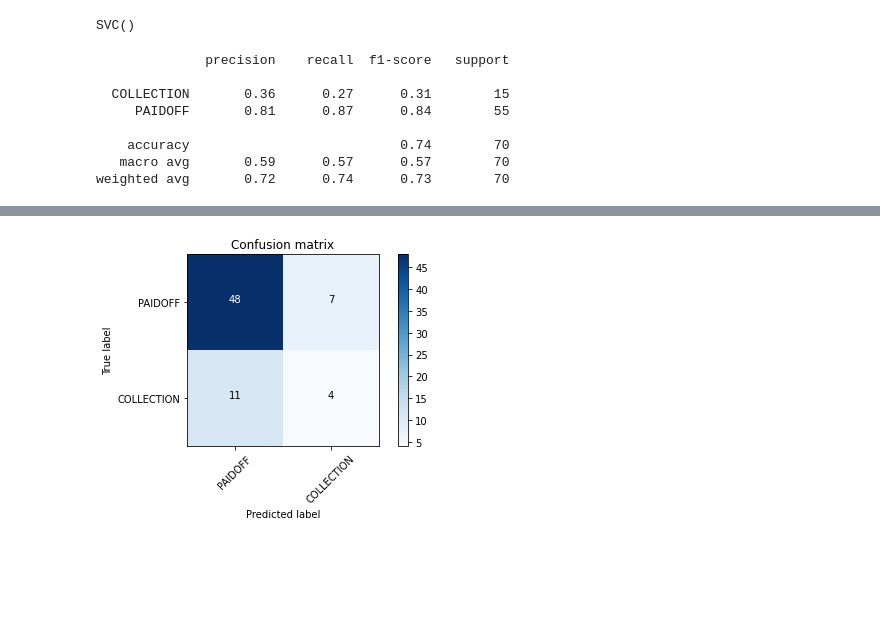
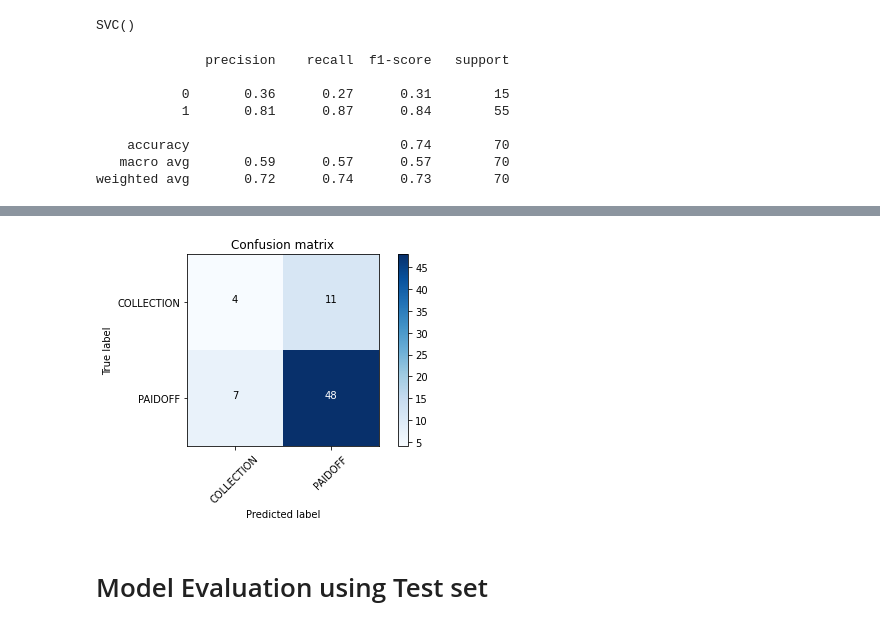
Before and after one commit to Abdullatif111/mahcine_learning_project, a Jupyter notebook: final_project.ipynb, the cells around one changed output, grey strips where cells are left out. Drawn from its saved outputs; the diff is of its cells as text; code cells hidden in the pictures; blank space fills up the shorter version.

```diff
--- a/final_project.ipynb
+++ b/final_project.ipynb
@@ -132,3 +132,6 @@ df.head()
 | 2 | 3 | 3 | PAIDOFF | 1000 | 15 | 2016-09-08 | 2016-09-22 | 27 | ... |
 | 3 | 4 | 4 | PAIDOFF | 1000 | 30 | 2016-09-09 | 2016-10-08 | 28 | ... |
 | 4 | 6 | 6 | PAIDOFF | 1000 | 30 | 2016-09-09 | 2016-10-08 | 29 | ... |
+# %%
+df['loan_status'].replace(to_replace=['COLLECTION','PAIDOFF'], value=[0,1],inplace=True)
+df.head()
@@ -426,24 +443,24 @@ def plot_confusion_matrix(cm, classes,
     plt.tight_layout()
     plt.ylabel('True label')
     plt.xlabel('Predicted label')
-cnf_matrix = confusion_matrix(y_test, yhat, labels=['PAIDOFF','COLLECTION'])
+cnf_matrix = confusion_matrix(y_test, yhat, labels=[0,1])
 np.set_printoptions(precision=2)
 
 print (classification_report(y_test, yhat))
 
 plt.figure()
-plot_confusion_matrix(cnf_matrix, classes=['PAIDOFF','COLLECTION'],normalize= False,  title='Confusion matrix')
+plot_confusion_matrix(cnf_matrix, classes=['COLLECTION','PAIDOFF'],normalize= False,  title='Confusion matrix')
 
 from sklearn.metrics import f1_score
 f1_score(y_test, yhat, average='weighted')
 
-from sklearn.metrics import jaccard_similarity_score
-jaccard_similarity_score(y_test, yhat)
+from sklearn.metrics import jaccard_score
+jaccard_score(y_test, yhat)
 # %% [output]
               precision    recall  f1-score   support
 
-  COLLECTION       0.36      0.27      0.31        15
-     PAIDOFF       0.81      0.87      0.84        55
+           0       0.36      0.27      0.31        15
+           1       0.81      0.87      0.84        55
 
     accuracy                           0.74        70
    macro avg       0.59      0.57      0.57        70
@@ -452 +469,3 @@ ImportError: cannot import name 'jaccard_similarity_score' from 'sklearn.metrics
-[figure, old version]
+[figure, new version]
+# %% [markdown]
+# Model Evaluation using Test set
```
Also changed, not shown: parts of 22 cells of this notebook.
